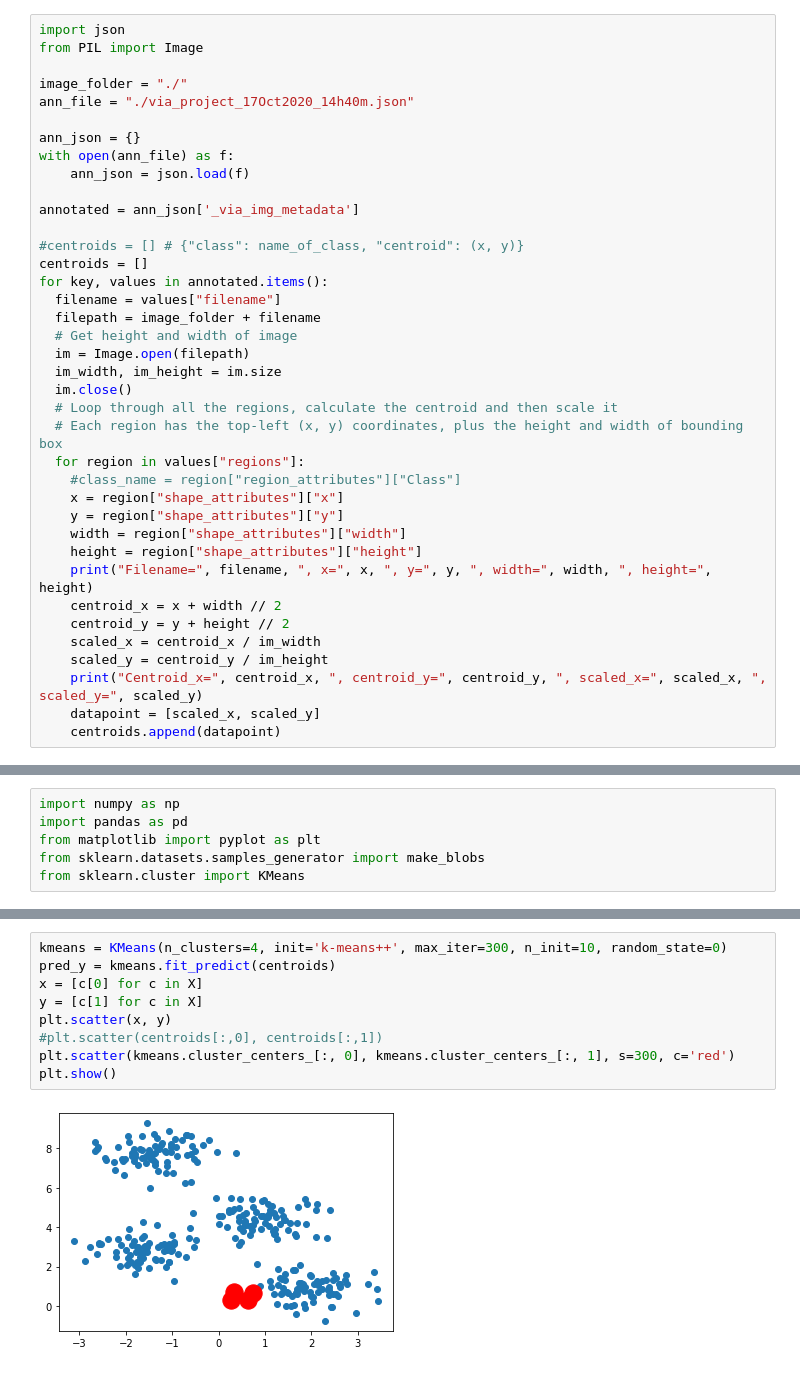
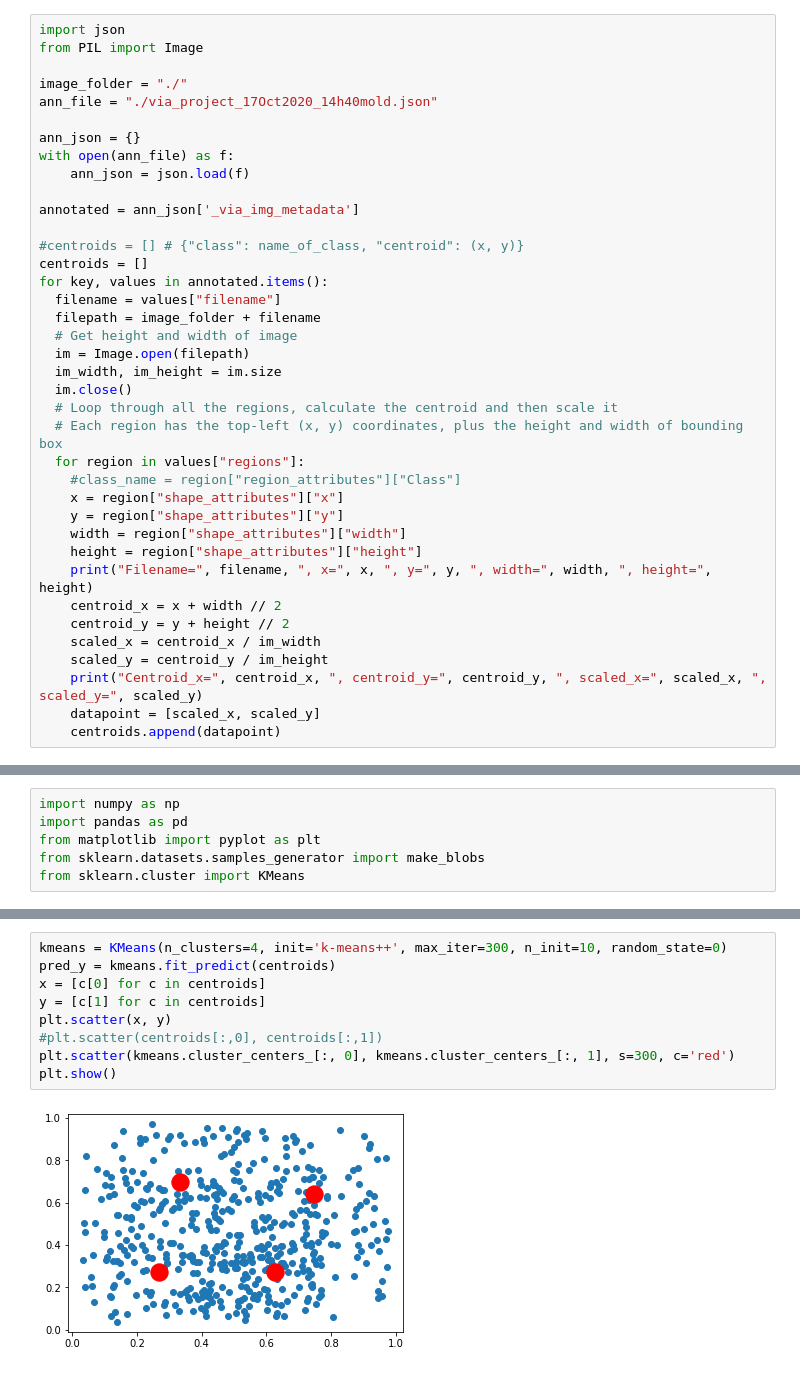
Before and after one commit to AyusheeMittal/EVA5, a Jupyter notebook: Session12/EVA5_Assignment12B_unmodular.ipynb, the cells around one changed output, grey strips where cells are left out. Drawn from its saved outputs; the diff is of its cells as text.

```diff
--- a/Session12/EVA5_Assignment12B_unmodular.ipynb
+++ b/Session12/EVA5_Assignment12B_unmodular.ipynb
@@ -27,7 +32,7 @@ import json
 from PIL import Image
 
 image_folder = "./"
-ann_file = "./via_project_17Oct2020_14h40m.json"
+ann_file = "./via_project_17Oct2020_14h40mold.json"
 
 ann_json = {}
 with open(ann_file) as f:
@@ -104,11 +113,11 @@ plt.show()
 # %%
 kmeans = KMeans(n_clusters=4, init='k-means++', max_iter=300, n_init=10, random_state=0)
 pred_y = kmeans.fit_predict(centroids)
-x = [c[0] for c in X]
-y = [c[1] for c in X]
+x = [c[0] for c in centroids]
+y = [c[1] for c in centroids]
 plt.scatter(x, y)
 #plt.scatter(centroids[:,0], centroids[:,1])
 plt.scatter(kmeans.cluster_centers_[:, 0], kmeans.cluster_centers_[:, 1], s=300, c='red')
 plt.show()
 # %% [output]
-[figure, old version]
+[figure, new version]
```
Also changed, not shown: parts of 5 cells of this notebook.
